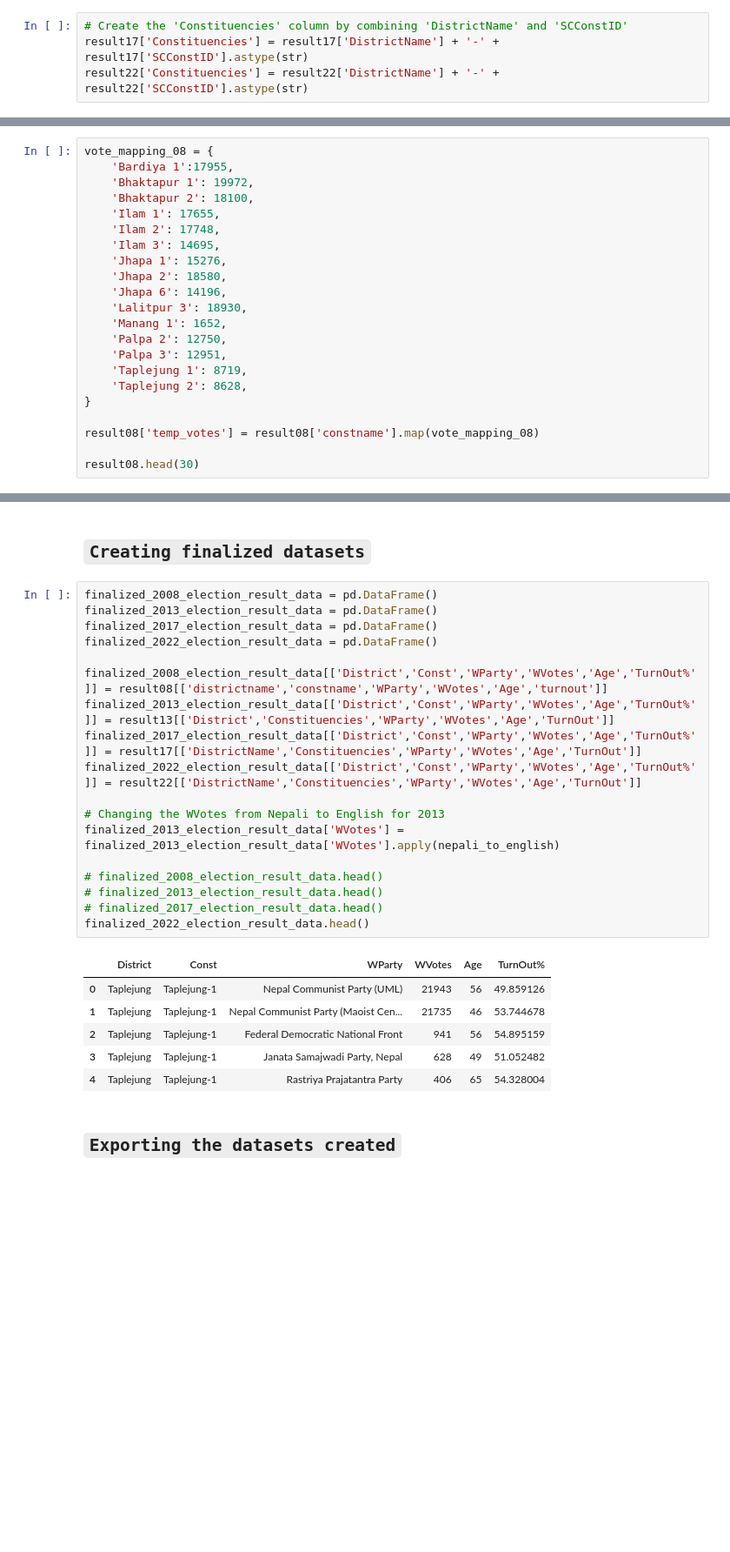
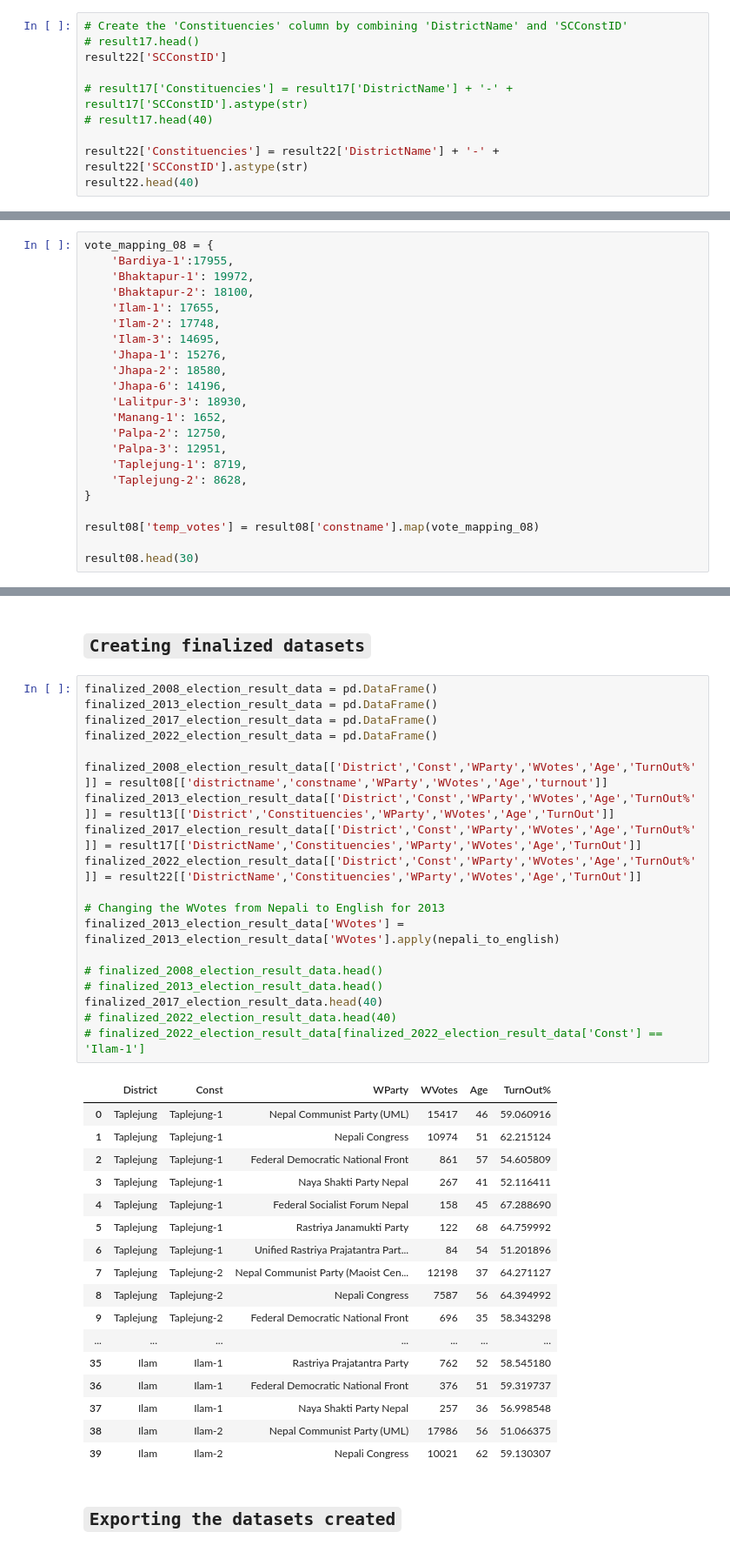
Before and after one commit to UjjwalKarkeyy/Nepal_Election_Prediction_Model, a Jupyter notebook: data_creation_&_preprocessing.ipynb, the cells around one changed output, grey strips where cells are left out. Shown at 87% size. Saved outputs shown, nothing was run; the diff lists cells and outputs as text; blank space fills up the shorter version.

Commit message:
const_nepali-resolved

```diff
--- a/data_creation_&_preprocessing.ipynb
+++ b/data_creation_&_preprocessing.ipynb
@@ -148,5 +304,11 @@ result22['DistrictName'] = result22['DistrictName'].replace(district_mapping)
 ### Creating Constituencies column for result17 & result18 dataset
 # %%
 # Create the 'Constituencies' column by combining 'DistrictName' and 'SCConstID'
-result17['Constituencies'] = result17['DistrictName'] + '-' + result17['SCConstID'].astype(str)
+# result17.head()
+result22['SCConstID']
+
+# result17['Constituencies'] = result17['DistrictName'] + '-' + result17['SCConstID'].astype(str)
+# result17.head(40)
+
 result22['Constituencies'] = result22['DistrictName'] + '-' + result22['SCConstID'].astype(str)
+result22.head(40)
@@ -344,21 +527,21 @@ result22.drop(columns='Temp_Winning_Party', inplace=True)
 ### Creating the respective votes in number for percentages of 2008 data
 # %%
 vote_mapping_08 = {
-    'Bardiya 1':17955,
-    'Bhaktapur 1': 19972,
-    'Bhaktapur 2': 18100,
-    'Ilam 1': 17655,
-    'Ilam 2': 17748,
-    'Ilam 3': 14695,
-    'Jhapa 1': 15276,
-    'Jhapa 2': 18580,
-    'Jhapa 6': 14196,
-    'Lalitpur 3': 18930,
-    'Manang 1': 1652,
-    'Palpa 2': 12750,
-    'Palpa 3': 12951,
-    'Taplejung 1': 8719,
-    'Taplejung 2': 8628,
+    'Bardiya-1':17955,
+    'Bhaktapur-1': 19972,
+    'Bhaktapur-2': 18100,
+    'Ilam-1': 17655,
+    'Ilam-2': 17748,
+    'Ilam-3': 14695,
+    'Jhapa-1': 15276,
+    'Jhapa-2': 18580,
+    'Jhapa-6': 14196,
+    'Lalitpur-3': 18930,
+    'Manang-1': 1652,
+    'Palpa-2': 12750,
+    'Palpa-3': 12951,
+    'Taplejung-1': 8719,
+    'Taplejung-2': 8628,
 }
 
 result08['temp_votes'] = result08['constname'].map(vote_mapping_08)
@@ -541,28 +724,40 @@ result13.head()
 # %%
 finalized_2008_election_result_data = pd.DataFrame()
 finalized_2013_election_result_data = pd.DataFrame()
 finalized_2017_election_result_data = pd.DataFrame()
 finalized_2022_election_result_data = pd.DataFrame()
 
 finalized_2008_election_result_data[['District','Const','WParty','WVotes','Age','TurnOut%']] = result08[['districtname','constname','WParty','WVotes','Age','turnout']]
 finalized_2013_election_result_data[['District','Const','WParty','WVotes','Age','TurnOut%']] = result13[['District','Constituencies','WParty','WVotes','Age','TurnOut']]
 finalized_2017_election_result_data[['District','Const','WParty','WVotes','Age','TurnOut%']] = result17[['DistrictName','Constituencies','WParty','WVotes','Age','TurnOut']]
 finalized_2022_election_result_data[['District','Const','WParty','WVotes','Age','TurnOut%']] = result22[['DistrictName','Constituencies','WParty','WVotes','Age','TurnOut']]
 
 # Changing the WVotes from Nepali to English for 2013
 finalized_2013_election_result_data['WVotes'] = finalized_2013_election_result_data['WVotes'].apply(nepali_to_english)
 
 # finalized_2008_election_result_data.head()
 # finalized_2013_election_result_data.head()
-# finalized_2017_election_result_data.head()
-finalized_2022_election_result_data.head()
+finalized_2017_election_result_data.head(40)
+# finalized_2022_election_result_data.head(40)
+# finalized_2022_election_result_data[finalized_2022_election_result_data['Const'] == 'Ilam-1']
 # %% [output]
 |  | District | Const | WParty | WVotes | Age | TurnOut% |
-| 0 | Taplejung | Taplejung-1 | Nepal Communist Party (UML) | 21943 | 56 | 49.859126 |
-| 1 | Taplejung | Taplejung-1 | Nepal Communist Party (Maoist Cen... | 21735 | 46 | 53.744678 |
-| 2 | Taplejung | Taplejung-1 | Federal Democratic National Front | 941 | 56 | 54.895159 |
-| 3 | Taplejung | Taplejung-1 | Janata Samajwadi Party, Nepal | 628 | 49 | 51.052482 |
-| 4 | Taplejung | Taplejung-1 | Rastriya Prajatantra Party | 406 | 65 | 54.328004 |
+| 0 | Taplejung | Taplejung-1 | Nepal Communist Party (UML) | 15417 | 46 | 59.060916 |
+| 1 | Taplejung | Taplejung-1 | Nepali Congress | 10974 | 51 | 62.215124 |
+| 2 | Taplejung | Taplejung-1 | Federal Democratic National Front | 861 | 57 | 54.605809 |
+| 3 | Taplejung | Taplejung-1 | Naya Shakti Party Nepal | 267 | 41 | 52.116411 |
+| 4 | Taplejung | Taplejung-1 | Federal Socialist Forum Nepal | 158 | 45 | 67.288690 |
+| 5 | Taplejung | Taplejung-1 | Rastriya Janamukti Party | 122 | 68 | 64.759992 |
+| 6 | Taplejung | Taplejung-1 | Unified Rastriya Prajatantra Part... | 84 | 54 | 51.201896 |
+| 7 | Taplejung | Taplejung-2 | Nepal Communist Party (Maoist Cen... | 12198 | 37 | 64.271127 |
+| 8 | Taplejung | Taplejung-2 | Nepali Congress | 7587 | 56 | 64.394992 |
+| 9 | Taplejung | Taplejung-2 | Federal Democratic National Front | 696 | 35 | 58.343298 |
+| ... | ... | ... | ... | ... | ... | ... |
+| 35 | Ilam | Ilam-1 | Rastriya Prajatantra Party | 762 | 52 | 58.545180 |
+| 36 | Ilam | Ilam-1 | Federal Democratic National Front | 376 | 51 | 59.319737 |
+| 37 | Ilam | Ilam-1 | Naya Shakti Party Nepal | 257 | 36 | 56.998548 |
+| 38 | Ilam | Ilam-2 | Nepal Communist Party (UML) | 17986 | 56 | 51.066375 |
+| 39 | Ilam | Ilam-2 | Nepali Congress | 10021 | 62 | 59.130307 |
 # %% [markdown]
 ## `Exporting the datasets created`
 # %%
```
Also changed, not shown: parts of 10 cells of this notebook, 3 other files.
